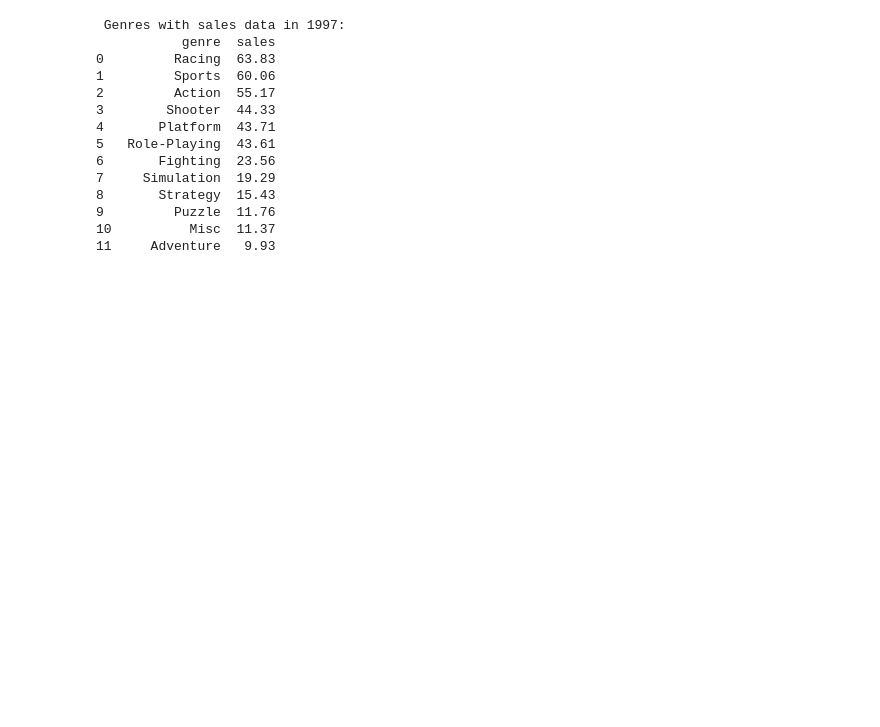
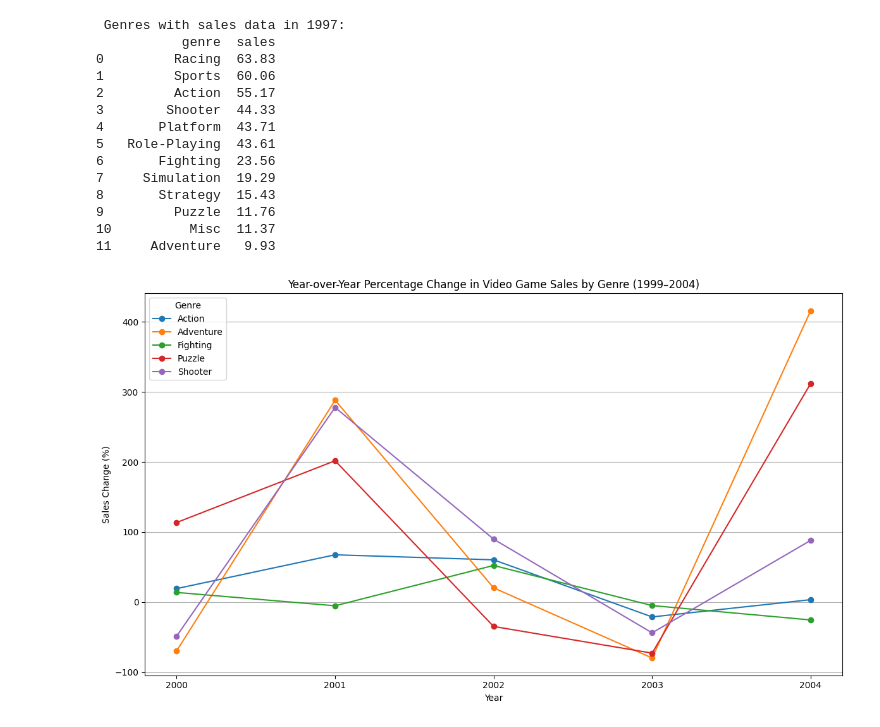
Before and after one commit to oliv-1990/video_game_sales, a Jupyter notebook: notebook/Untitled-1.ipynb, the cells around one changed output. Saved outputs shown, nothing was run; the diff lists cells and outputs as text; code cells hidden in the pictures; blank space fills up the shorter version.

Commit message:
New Plots

```diff
--- a/notebook/Untitled-1.ipynb
+++ b/notebook/Untitled-1.ipynb
@@ -621,3 +505,25 @@ fig = px.bar(
 
 fig.update_layout(xaxis=dict(dtick=1))  # Ensure each year appears
 fig.show()
+# %%
+import matplotlib.pyplot as plt
+
+# Pivot the percentage change data so each genre is a column again for easy plotting
+df_plot = df_pct_change.pivot(index='release_year', columns='genre', values='percent_change')
+
+plt.figure(figsize=(12, 7))
+
+# Plot each genre as a separate line
+for genre in df_plot.columns:
+    plt.plot(df_plot.index, df_plot[genre], marker='o', label=genre)
+
+plt.title('Year-over-Year Percentage Change in Video Game Sales by Genre (1999–2004)')
+plt.xlabel('Year')
+plt.ylabel('Sales Change (%)')
+plt.xticks(df_plot.index)  # Ensure all years are shown
+plt.grid(axis='y')
+plt.legend(title='Genre')
+plt.tight_layout()
+plt.show()
+# %% [output]
+[figure, added]
```
Also changed, not shown: parts of 2 cells of this notebook.
